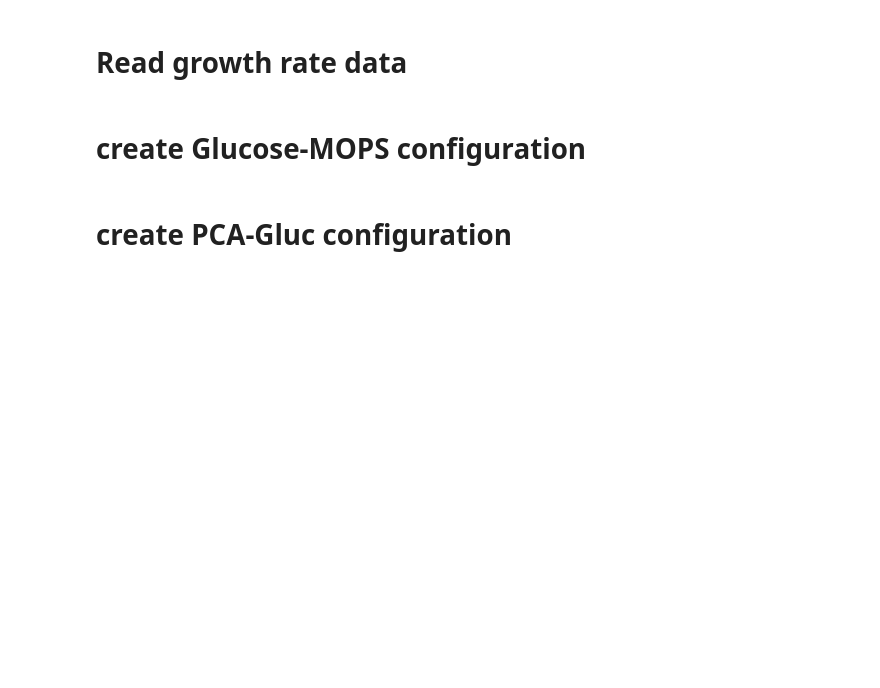
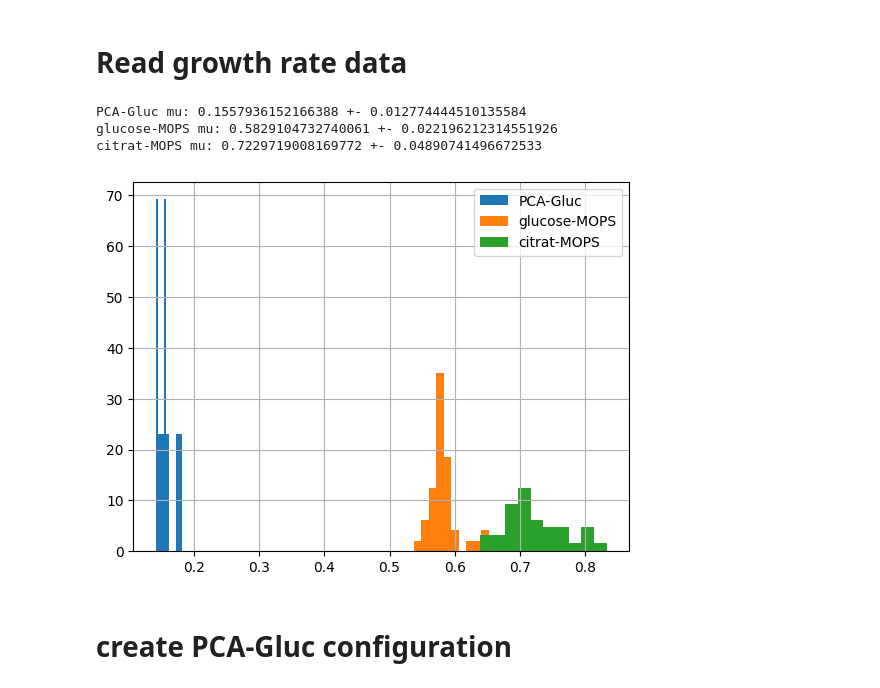
Before and after one commit to JuBiotech/Supplement_to_Heinzel_et_al._MaxEnt_2024, a Jupyter notebook: cQuellen2024.ipynb, the cells around one changed output. Saved outputs shown, nothing was run; the diff lists cells and outputs as text; code cells hidden in the pictures; blank space fills up the shorter version.

```diff
--- a/cQuellen2024.ipynb
+++ b/cQuellen2024.ipynb
@@ -267,21 +297,23 @@ print('cobrapy found:', solution.objective_value, f'(~={-1.1007})') # -1.1007 is
 all_mu = pd.read_csv('data/extracted_growth_rates_with_media.csv', index_col=0)
 # select area method (we could have used others, but area works well)"
 method = "area"
-all_mu = all_mu[all_mu['method'].str.contains("area")]
+all_mu = all_mu[all_mu['method'].str.contains(method)]
 pca_gluc_mu = all_mu[all_mu['medium'] == "PCA-Gluc"].reset_index()
 gluc_mu = all_mu[all_mu['medium'] == "Glucose-MOPS"].reset_index()
 citr_mu = all_mu[all_mu['medium'] == "Citrat-MOPS"].reset_index()
 
 mean_pca_gluc_mu = float(pca_gluc_mu['mu'].mean())
 std_pca_gluc_mu = float(pca_gluc_mu['mu'].std())
-print('PCA-Gluc mu:', mean_pca_gluc_mu, '+=', std_pca_gluc_mu)
+print('PCA-Gluc mu:', mean_pca_gluc_mu, '+-', std_pca_gluc_mu)
 
 mean_gluc_mu = float(gluc_mu['mu'].mean())
 std_gluc_mu = float(gluc_mu['mu'].std())
-print('glucose-MOPS mu:', mean_gluc_mu, '+=', std_gluc_mu)
+print('glucose-MOPS mu:', mean_gluc_mu, '+-', std_gluc_mu)
 
 mean_citr_mu = float(citr_mu['mu'].mean())
 std_citr_mu = float(citr_mu['mu'].std())
-print('citrat-MOPS mu:', mean_citr_mu, '+=', std_citr_mu)
+print('citrat-MOPS mu:', mean_citr_mu, '+-', std_citr_mu)
+# %% [output]
+PCA-Gluc mu: 0.1557936152166388 +- 0.012774444510135584
+glucose-MOPS mu: 0.5829104732740061 +- 0.022196212314551926
+citrat-MOPS mu: 0.7229719008169772 +- 0.04890741496672533
-# %% [markdown]
-# create Glucose-MOPS configuration
@@ -314,3 +320,12 @@ cobra.io.write_sbml_model(model_Glc, "models/iEZ481_Glucose-MOPS.xml")
+# %%
+from matplotlib import pyplot as plt
+pca_gluc_mu['mu'].hist(label='PCA-Gluc', density=True)
+gluc_mu['mu'].hist(label='glucose-MOPS', density=True)
+citr_mu['mu'].hist(label='citrat-MOPS', density=True)
+plt.legend()
+plt.show()
+# %% [output]
+[figure, added]
 # %% [markdown]
 # create PCA-Gluc configuration
 # %%
```
Also changed, not shown: parts of 12 cells of this notebook, 14 other files.
